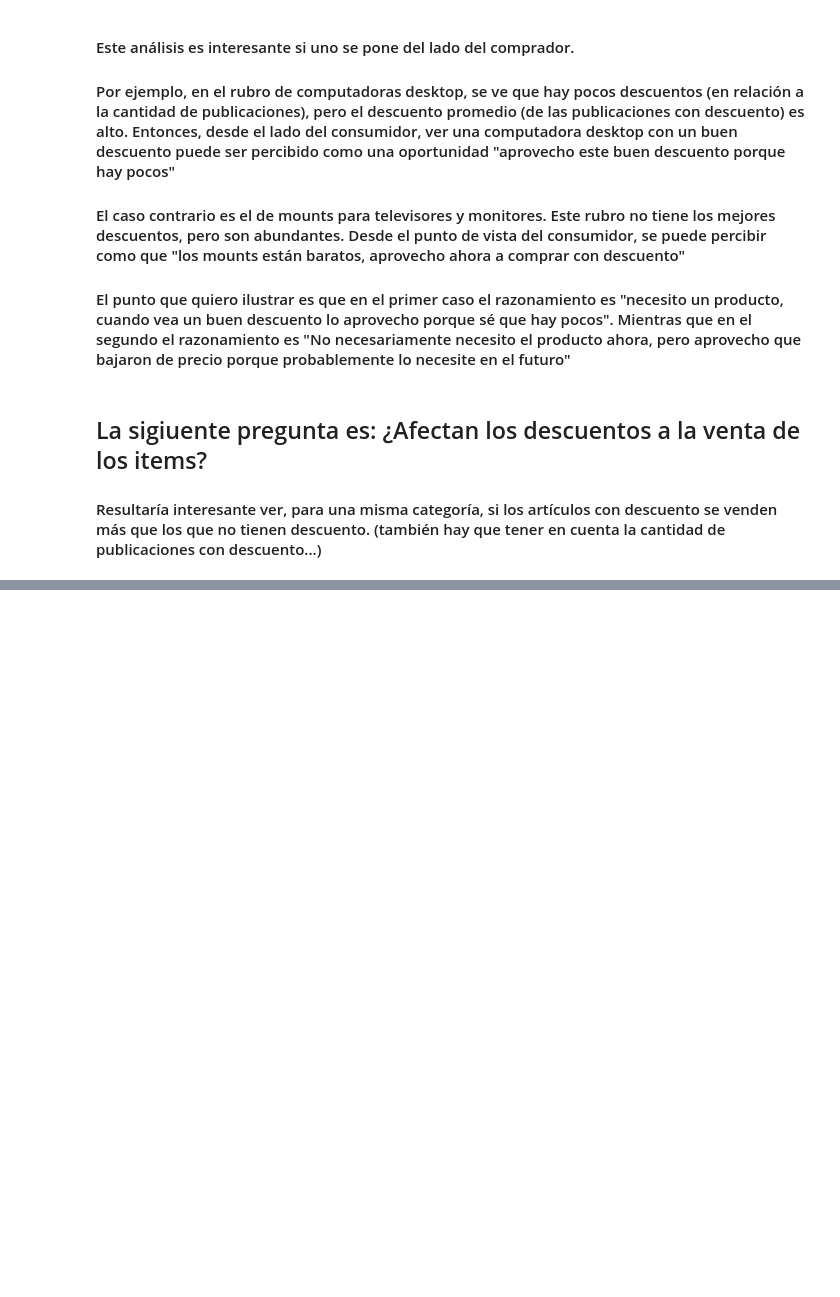
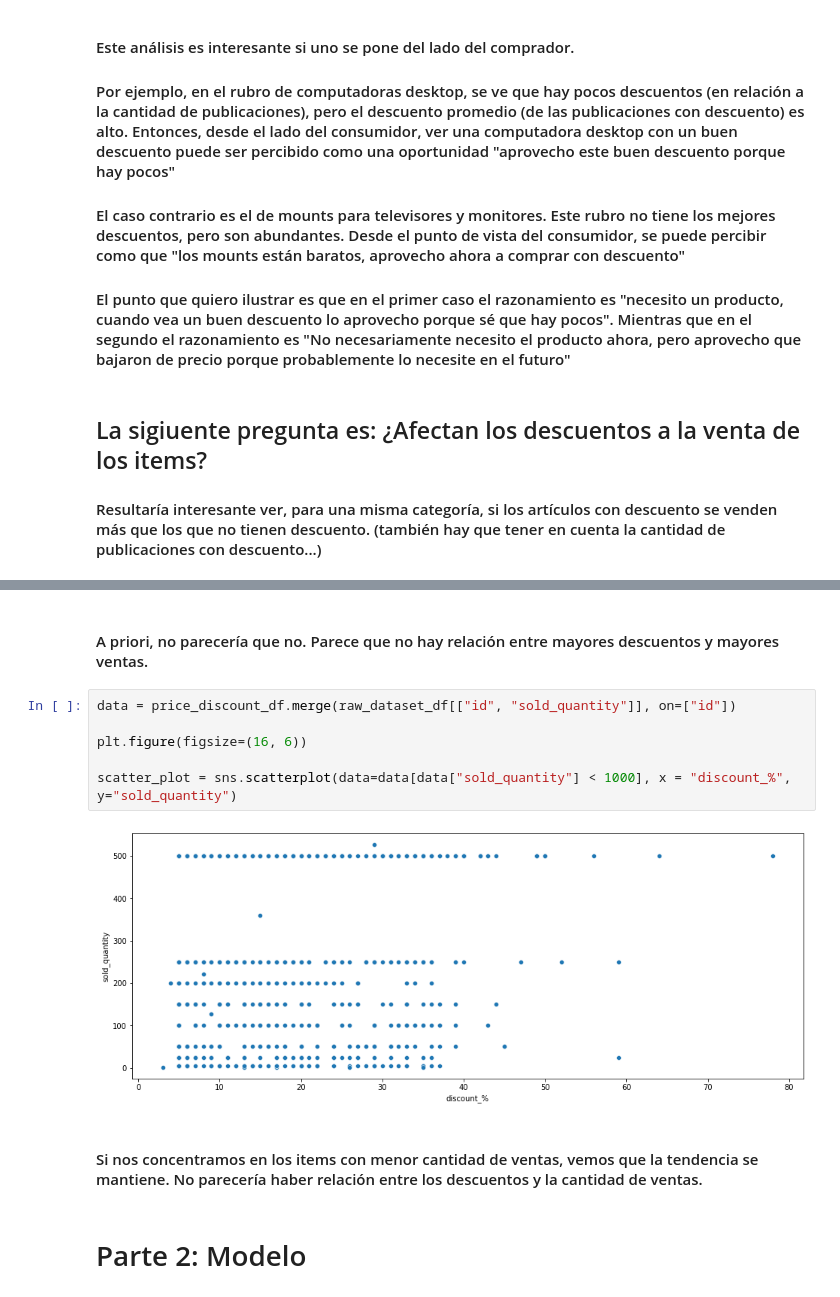
Before and after one commit to panza238/MLC, a Jupyter notebook: Notebooks/MLC_05_DESCUENTO.ipynb, the cells around one changed output, grey strips where cells are left out. Saved outputs shown, nothing was run; the diff lists cells and outputs as text; blank space fills up the shorter version.

```diff
--- a/Notebooks/MLC_05_DESCUENTO.ipynb
+++ b/Notebooks/MLC_05_DESCUENTO.ipynb
@@ -443,0 +569,14 @@ Intentar graficar ambos en un mismo gráfico (valga la redundancia)
+# %% [markdown]
+#### A priori, no parecería que no. Parece que no hay relación entre mayores descuentos y mayores ventas.
+# %%
+data = price_discount_df.merge(raw_dataset_df[["id", "sold_quantity"]], on=["id"])
+
+plt.figure(figsize=(16, 6))
+
+scatter_plot = sns.scatterplot(data=data[data["sold_quantity"] < 1000], x = "discount_%", y="sold_quantity")
+# %% [output]
+[figure, added]
+# %% [markdown]
+#### Si nos concentramos en los items con menor cantidad de ventas, vemos que la tendencia se mantiene. No parecería haber relación entre los descuentos y la cantidad de ventas.
+# %% [markdown]
+# Parte 2: Modelo
```
Also changed, not shown: parts of 95 cells of this notebook, 2 other files.
